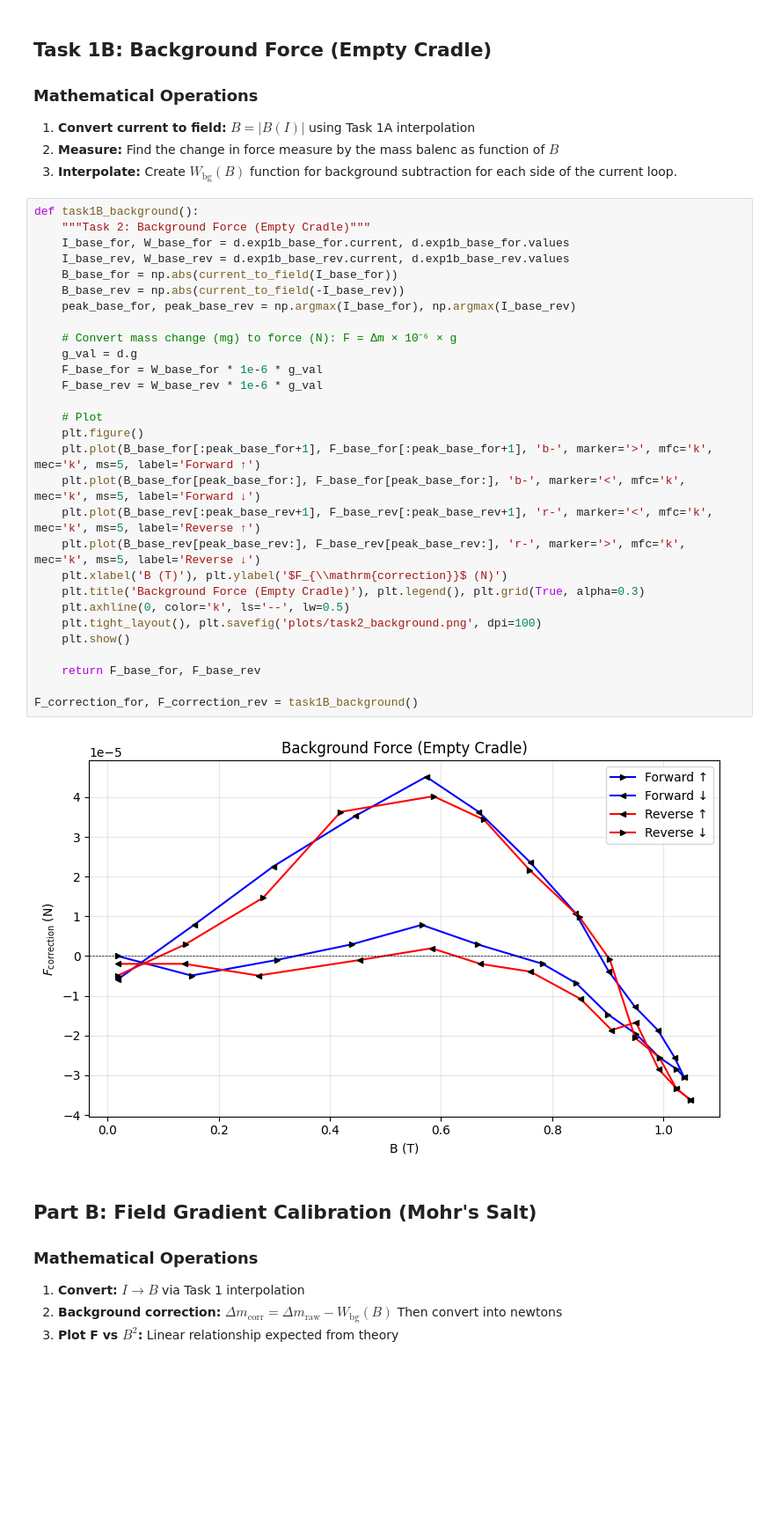
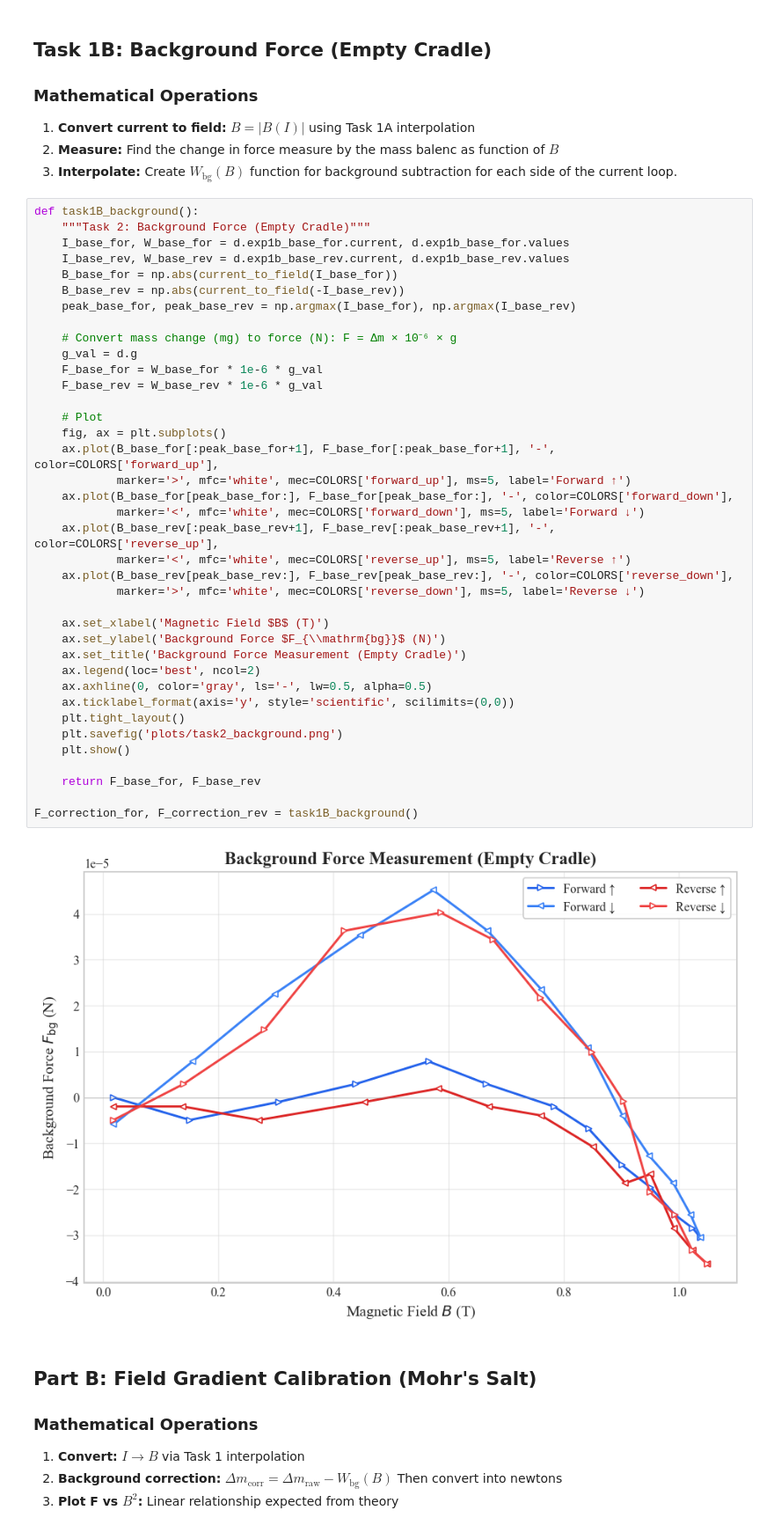
Before and after one commit to Matth3wc/Comp-Sim-Numerical-Methods, a Jupyter notebook: exp_magnitisation_susceptibility/main.ipynb, the cells around one changed output. Shown at 88% size. Cells and saved outputs as stored; diff of their text form; blank space fills up the shorter version.

```diff
--- a/exp_magnitisation_susceptibility/main.ipynb
+++ b/exp_magnitisation_susceptibility/main.ipynb
@@ -81,34 +155,43 @@ dB/dI = 0.1343 ± 0.0016 T/A
 # %%
 def task1B_background():
     """Task 2: Background Force (Empty Cradle)"""
     I_base_for, W_base_for = d.exp1b_base_for.current, d.exp1b_base_for.values
     I_base_rev, W_base_rev = d.exp1b_base_rev.current, d.exp1b_base_rev.values
     B_base_for = np.abs(current_to_field(I_base_for))
     B_base_rev = np.abs(current_to_field(-I_base_rev))
     peak_base_for, peak_base_rev = np.argmax(I_base_for), np.argmax(I_base_rev)
 
     # Convert mass change (mg) to force (N): F = Δm × 10⁻⁶ × g
     g_val = d.g
     F_base_for = W_base_for * 1e-6 * g_val
     F_base_rev = W_base_rev * 1e-6 * g_val
 
     # Plot
-    plt.figure()
-    plt.plot(B_base_for[:peak_base_for+1], F_base_for[:peak_base_for+1], 'b-', marker='>', mfc='k', mec='k', ms=5, label='Forward ↑')
-    plt.plot(B_base_for[peak_base_for:], F_base_for[peak_base_for:], 'b-', marker='<', mfc='k', mec='k', ms=5, label='Forward ↓')
-    plt.plot(B_base_rev[:peak_base_rev+1], F_base_rev[:peak_base_rev+1], 'r-', marker='<', mfc='k', mec='k', ms=5, label='Reverse ↑')
-    plt.plot(B_base_rev[peak_base_rev:], F_base_rev[peak_base_rev:], 'r-', marker='>', mfc='k', mec='k', ms=5, label='Reverse ↓')
-    plt.xlabel('B (T)'), plt.ylabel('$F_{\\mathrm{correction}}$ (N)')
-    plt.title('Background Force (Empty Cradle)'), plt.legend(), plt.grid(True, alpha=0.3)
-    plt.axhline(0, color='k', ls='--', lw=0.5)
-    plt.tight_layout(), plt.savefig('plots/task2_background.png', dpi=100)
+    fig, ax = plt.subplots()
+    ax.plot(B_base_for[:peak_base_for+1], F_base_for[:peak_base_for+1], '-', color=COLORS['forward_up'],
+            marker='>', mfc='white', mec=COLORS['forward_up'], ms=5, label='Forward ↑')
+    ax.plot(B_base_for[peak_base_for:], F_base_for[peak_base_for:], '-', color=COLORS['forward_down'],
+            marker='<', mfc='white', mec=COLORS['forward_down'], ms=5, label='Forward ↓')
+    ax.plot(B_base_rev[:peak_base_rev+1], F_base_rev[:peak_base_rev+1], '-', color=COLORS['reverse_up'],
+            marker='<', mfc='white', mec=COLORS['reverse_up'], ms=5, label='Reverse ↑')
+    ax.plot(B_base_rev[peak_base_rev:], F_base_rev[peak_base_rev:], '-', color=COLORS['reverse_down'],
+            marker='>', mfc='white', mec=COLORS['reverse_down'], ms=5, label='Reverse ↓')
+
+    ax.set_xlabel('Magnetic Field $B$ (T)')
+    ax.set_ylabel('Background Force $F_{\\mathrm{bg}}$ (N)')
+    ax.set_title('Background Force Measurement (Empty Cradle)')
+    ax.legend(loc='best', ncol=2)
+    ax.axhline(0, color='gray', ls='-', lw=0.5, alpha=0.5)
+    ax.ticklabel_format(axis='y', style='scientific', scilimits=(0,0))
+    plt.tight_layout()
+    plt.savefig('plots/task2_background.png')
     plt.show()
 
     return F_base_for, F_base_rev
 
 F_correction_for, F_correction_rev = task1B_background()
 # %% [output]
-[figure, old version]
+[figure, new version]
 # %% [markdown]
 ## Part B: Field Gradient Calibration (Mohr's Salt)
 
```
Also changed, not shown: parts of 5 cells of this notebook, 26 other files.
